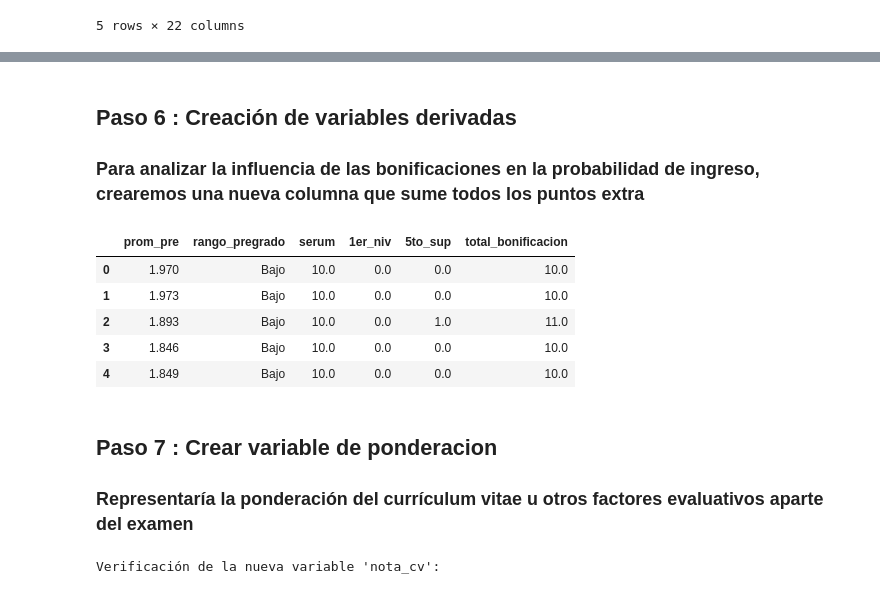
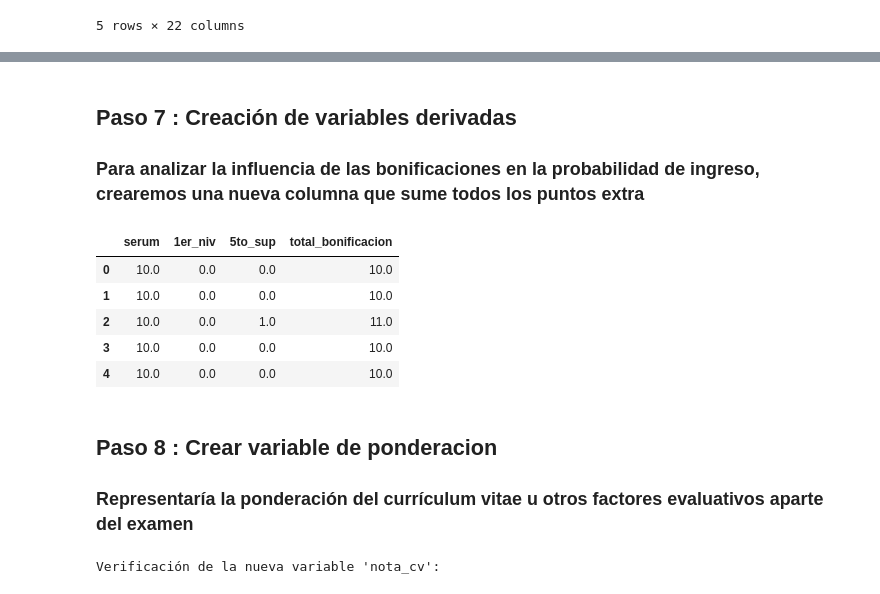
Before and after one commit to MartinTrillo22/FinalCienciaDatos, a Jupyter notebook: LimpiezaFinal.ipynb, the cells around one changed output, grey strips where cells are left out. Cells and saved outputs as stored; diff of their text form; code cells hidden in the pictures.

```diff
--- a/LimpiezaFinal.ipynb
+++ b/LimpiezaFinal.ipynb
@@ -125,0 +123,6 @@ Columnas actuales en el dataset:
+# %%
+columnas_a_eliminar = ["no", "obs"]
+df.drop(columns=columnas_a_eliminar, inplace=True, errors="ignore")
+
+print("Se eliminaron las columnas 'no' y 'obs' (si existían).")
+df.head(5)
@@ -126,26 +138,20 @@ Columnas actuales en el dataset:
 # %% [markdown]
-## Paso 6 : Creación de variables derivadas
+## Paso 7 : Creación de variables derivadas
 
 ### Para analizar la influencia de las bonificaciones en la probabilidad de ingreso, crearemos una nueva columna que sume todos los puntos extra
 # %%
 df['total_bonificacion'] = df['serum'] + df['1er_niv'] + df['5to_sup']
-condiciones = [
-    (df['prom_pre'] >= 16),
-    (df['prom_pre'] >= 13) & (df['prom_pre'] < 16),
-    (df['prom_pre'] < 13)
-]
-opciones = ['Alto', 'Medio', 'Bajo']
-df['rango_pregrado'] = np.select(condiciones, opciones, default='Desconocido')
-display(df[['prom_pre', 'rango_pregrado', 'serum', '1er_niv', '5to_sup', 'total_bonificacion']].head(5))
+
+display(df[['serum', '1er_niv', '5to_sup', 'total_bonificacion']].head(5))
 # %% [output]
-|  | prom_pre | rango_pregrado | serum | 1er_niv | 5to_sup | total_bonificacion |
-| 0 | 1.970 | Bajo | 10.0 | 0.0 | 0.0 | 10.0 |
-| 1 | 1.973 | Bajo | 10.0 | 0.0 | 0.0 | 10.0 |
-| 2 | 1.893 | Bajo | 10.0 | 0.0 | 1.0 | 11.0 |
-| 3 | 1.846 | Bajo | 10.0 | 0.0 | 0.0 | 10.0 |
-| 4 | 1.849 | Bajo | 10.0 | 0.0 | 0.0 | 10.0 |
+|  | serum | 1er_niv | 5to_sup | total_bonificacion |
+| 0 | 10.0 | 0.0 | 0.0 | 10.0 |
+| 1 | 10.0 | 0.0 | 0.0 | 10.0 |
+| 2 | 10.0 | 0.0 | 1.0 | 11.0 |
+| 3 | 10.0 | 0.0 | 0.0 | 10.0 |
+| 4 | 10.0 | 0.0 | 0.0 | 10.0 |
 # %% [markdown]
-## Paso 7 : Crear variable de ponderacion
+## Paso 8 : Crear variable de ponderacion
 
 ### Representaría la ponderación del currículum vitae u otros factores evaluativos aparte del examen
 # %%
```
Also changed, not shown: parts of 6 cells of this notebook, 1 other file.
